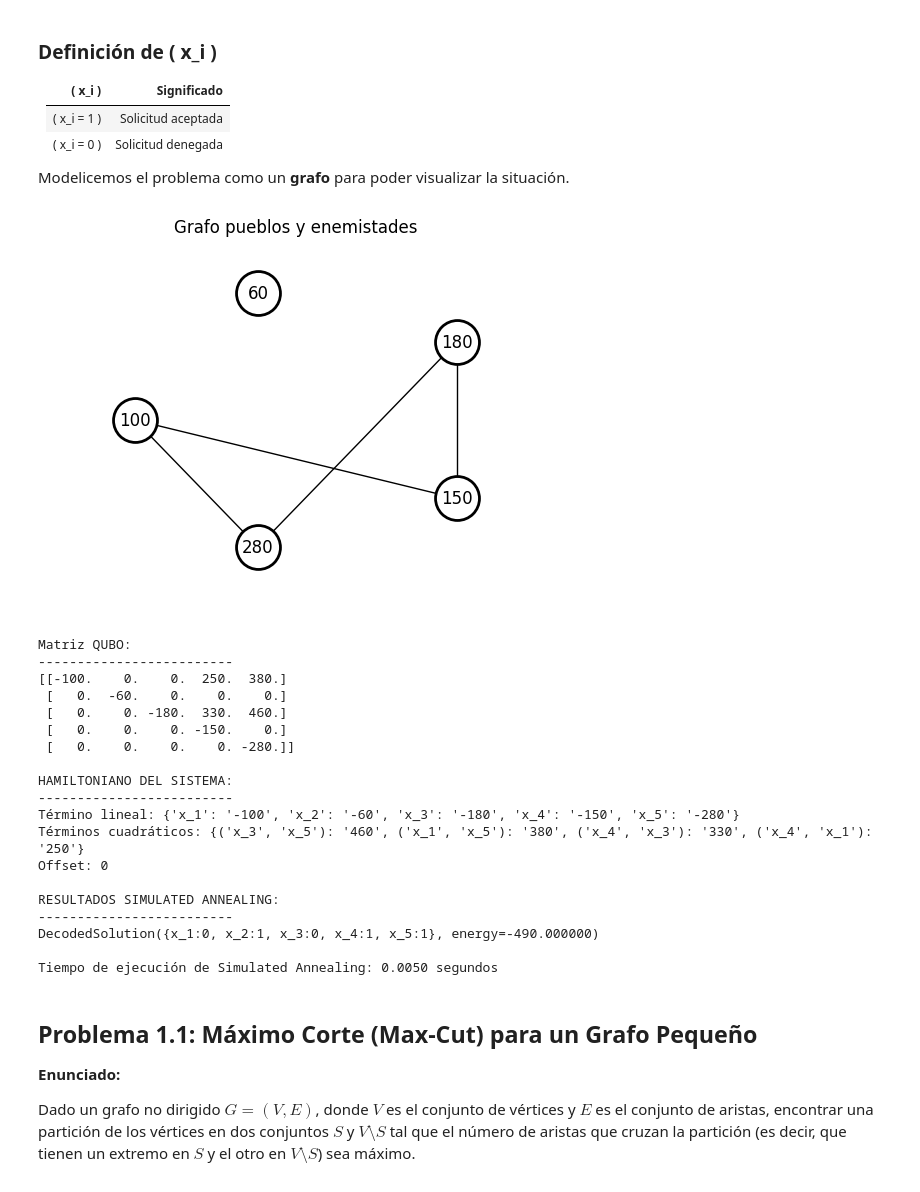
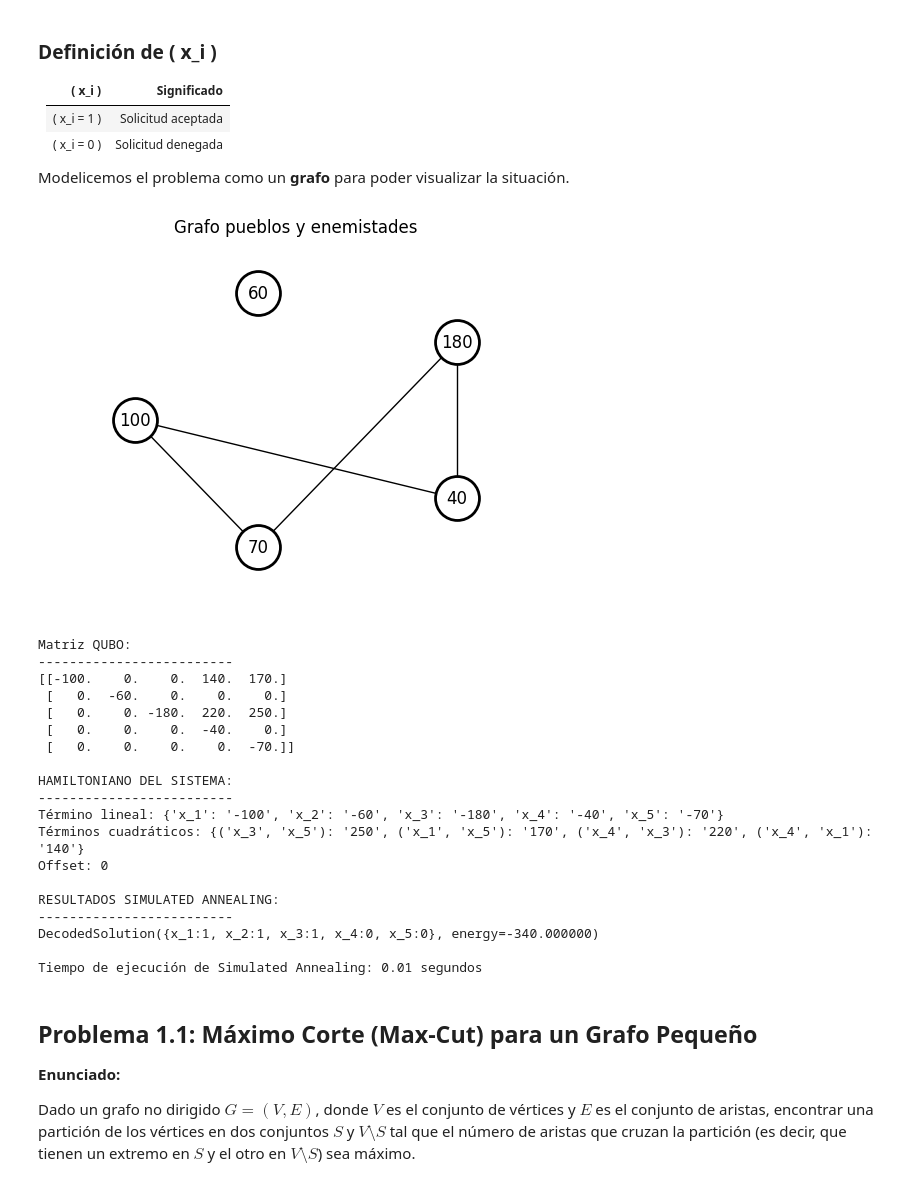
Before and after one commit to IkerEtxeQ/QI3B_2025, a Jupyter notebook: notebooks/Optimización/QUBO_1.ipynb, the cells around one changed output. Drawn from its saved outputs; the diff is of its cells as text; code cells hidden in the pictures.

```diff
--- a/notebooks/Optimización/QUBO_1.ipynb
+++ b/notebooks/Optimización/QUBO_1.ipynb
@@ -64,24 +64,24 @@ import utils
 # %%
 # Datos del problema
 dic_nodos = {
     "1": 100,
     "2": 60,
     "3": 180,
-    "4": 150,
-    "5": 280,
+    "4": 40,
+    "5": 70,
 }
 
 enemistades = {
     "1": "4",
     "3": "5",
     "4": "3",
     "5": "1",
 }
 
 # Crear el grafo
-utils.crearGrafoNodeWeight(dic_nodos, enemistades, "Grafo pueblos y enemistades")
+utils.crear_SimpleGrafo_node_weight(dic_nodos, enemistades, "Grafo pueblos y enemistades")
 # %% [output]
-[figure, old version]
+[figure, new version]
 # %%
 from pyqubo import Binary
 
@@ -100,29 +100,29 @@ H= -(H_0 + H_R)
 model = H.compile()
 bqm = model.to_bqm()
 
-# Crear la matriz QUBO con eliminación debajo de la diagonal
-utils.matrizHamiltoniano(bqm,eliminar_bajo_diagonal=True)
-utils.ejecucionSimmulatedAnnealing(model, bqm, num_reads=10)
+
+utils.mostrar_matriz_hamiltoniano(bqm,eliminar_bajo_diagonal=True)
+utils.ejecucion_simulated_annealing(model, bqm, num_reads=10)
 # %% [output]
 Matriz QUBO:
 -------------------------
-[[-100.    0.    0.  250.  380.]
+[[-100.    0.    0.  140.  170.]
  [   0.  -60.    0.    0.    0.]
- [   0.    0. -180.  330.  460.]
- [   0.    0.    0. -150.    0.]
- [   0.    0.    0.    0. -280.]]
+ [   0.    0. -180.  220.  250.]
+ [   0.    0.    0.  -40.    0.]
+ [   0.    0.    0.    0.  -70.]]
 
 HAMILTONIANO DEL SISTEMA:
 -------------------------
-Término lineal: {'x_1': '-100', 'x_2': '-60', 'x_3': '-180', 'x_4': '-150', 'x_5': '-280'}
-Términos cuadráticos: {('x_3', 'x_5'): '460', ('x_1', 'x_5'): '380', ('x_4', 'x_3'): '330', ('x_4', 'x_1'): '250'}
+Término lineal: {'x_1': '-100', 'x_2': '-60', 'x_3': '-180', 'x_4': '-40', 'x_5': '-70'}
+Términos cuadráticos: {('x_3', 'x_5'): '250', ('x_1', 'x_5'): '170', ('x_4', 'x_3'): '220', ('x_4', 'x_1'): '140'}
 Offset: 0
 
 RESULTADOS SIMULATED ANNEALING:
 -------------------------
-DecodedSolution({x_1:0, x_2:1, x_3:0, x_4:1, x_5:1}, energy=-490.000000)
+DecodedSolution({x_1:1, x_2:1, x_3:1, x_4:0, x_5:0}, energy=-340.000000)
 
-Tiempo de ejecución de Simulated Annealing: 0.0050 segundos
+Tiempo de ejecución de Simulated Annealing: 0.01 segundos
 # %% [markdown]
 ## Problema 1.1: Máximo Corte (Max-Cut) para un Grafo Pequeño
 
```
Also changed, not shown: parts of 1 cell of this notebook, 1 other file.
